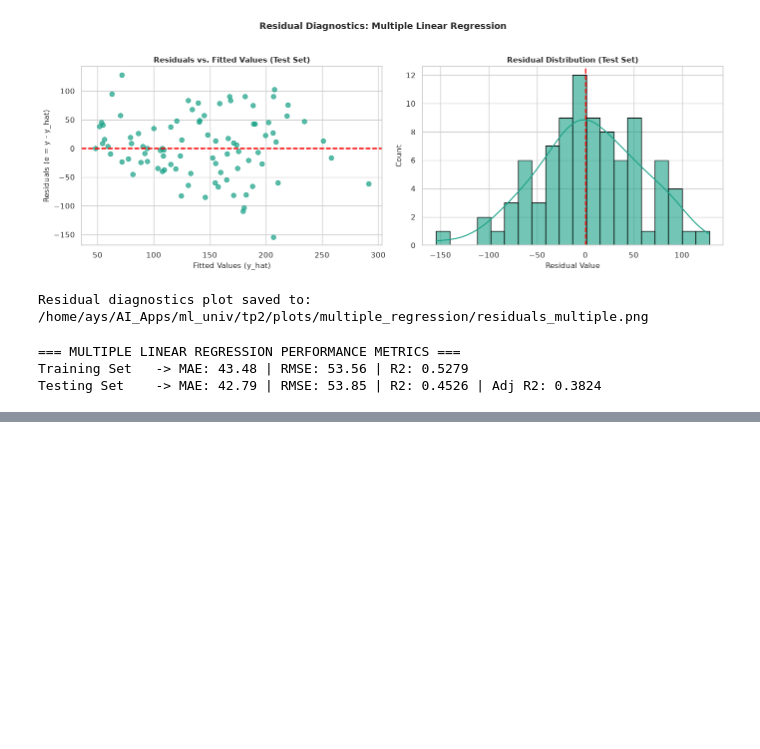
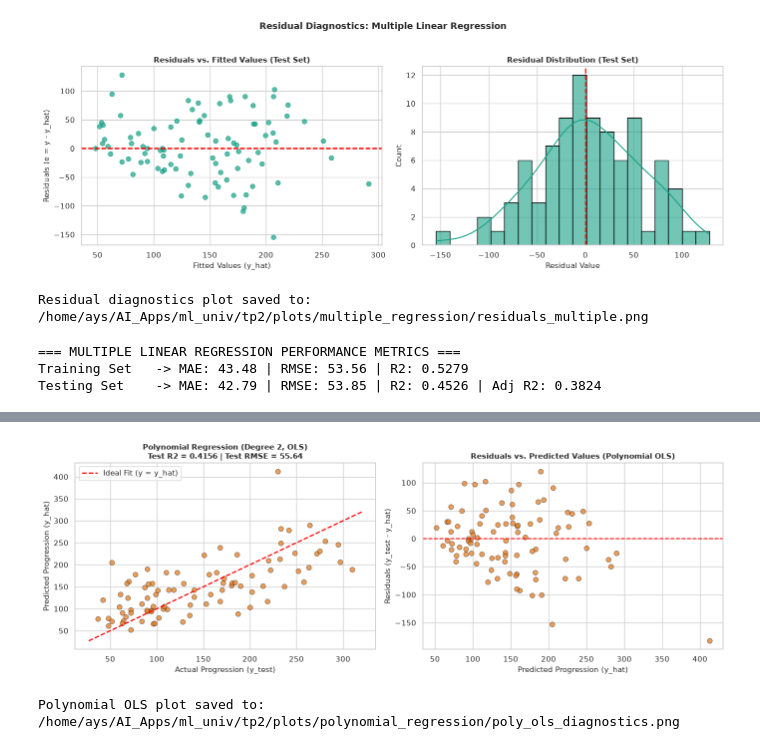
Before and after one commit to saoula2026/ml_univ, a Jupyter notebook: tp2/notebooks/TP2_Supervised_Regression.ipynb, the cells around one changed output, grey strips where cells are left out. Saved outputs shown, nothing was run; the diff lists cells and outputs as text; code cells hidden in the pictures; blank space fills up the shorter version.

```diff
--- a/tp2/notebooks/TP2_Supervised_Regression.ipynb
+++ b/tp2/notebooks/TP2_Supervised_Regression.ipynb
@@ -1528,0 +900,28 @@ In this practical work, we successfully completed the full supervised regression
+# %%
+# Visualization: Actual vs Predicted and Residuals for Polynomial Regression (OLS)
+fig, (ax1, ax2) = plt.subplots(1, 2, figsize=(14, 5))
+
+# Actual vs Predicted
+ax1.scatter(y_test, y_test_pred_poly_ols, color="#e67e22", alpha=0.75, s=50, edgecolors="black", linewidth=0.5)
+ax1.plot([min_val, max_val], [min_val, max_val], color="red", linestyle="--", linewidth=1.8, label="Ideal Fit (y = y_hat)")
+ax1.set_title(f"Polynomial Regression (Degree 2, OLS)\nTest R2 = {r2_test_pols:.4f} | Test RMSE = {rmse_test_pols:.2f}", fontweight="bold", fontsize=11)
+ax1.set_xlabel("Actual Progression (y_test)")
+ax1.set_ylabel("Predicted Progression (y_hat)")
+ax1.legend(loc="upper left")
+
+# Residuals vs Predicted
+ax2.scatter(y_test_pred_poly_ols, residuals_test_poly_ols, color="#e67e22", alpha=0.75, s=50, edgecolors="black", linewidth=0.5)
+ax2.axhline(0, color="red", linestyle="--", linewidth=1.5)
+ax2.set_title("Residuals vs. Predicted Values (Polynomial OLS)", fontweight="bold", fontsize=11)
+ax2.set_xlabel("Predicted Progression (y_hat)")
+ax2.set_ylabel("Residuals (y_test - y_hat)")
+
+plt.tight_layout()
+poly_ols_plot_path = os.path.join(PLOTS_DIR, "polynomial_regression", "poly_ols_diagnostics.png")
+plt.savefig(poly_ols_plot_path, bbox_inches="tight", dpi=300)
+plt.show()
+
+print(f"Polynomial OLS plot saved to: {poly_ols_plot_path}")
+# %% [output]
+[figure, added]
+Polynomial OLS plot saved to: /home/ays/AI_Apps/ml_univ/tp2/plots/polynomial_regression/poly_ols_diagnostics.png
```
Also changed, not shown: parts of 48 cells of this notebook, 18 other files.
